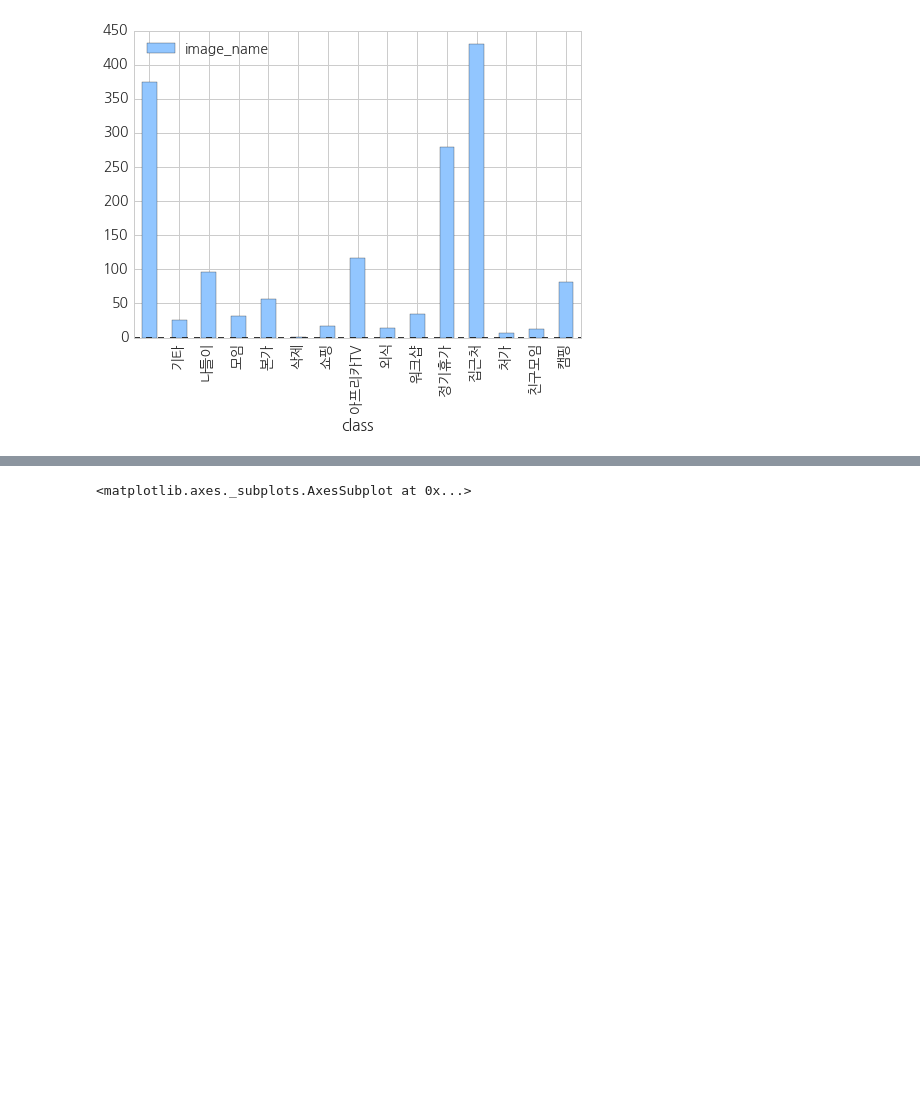
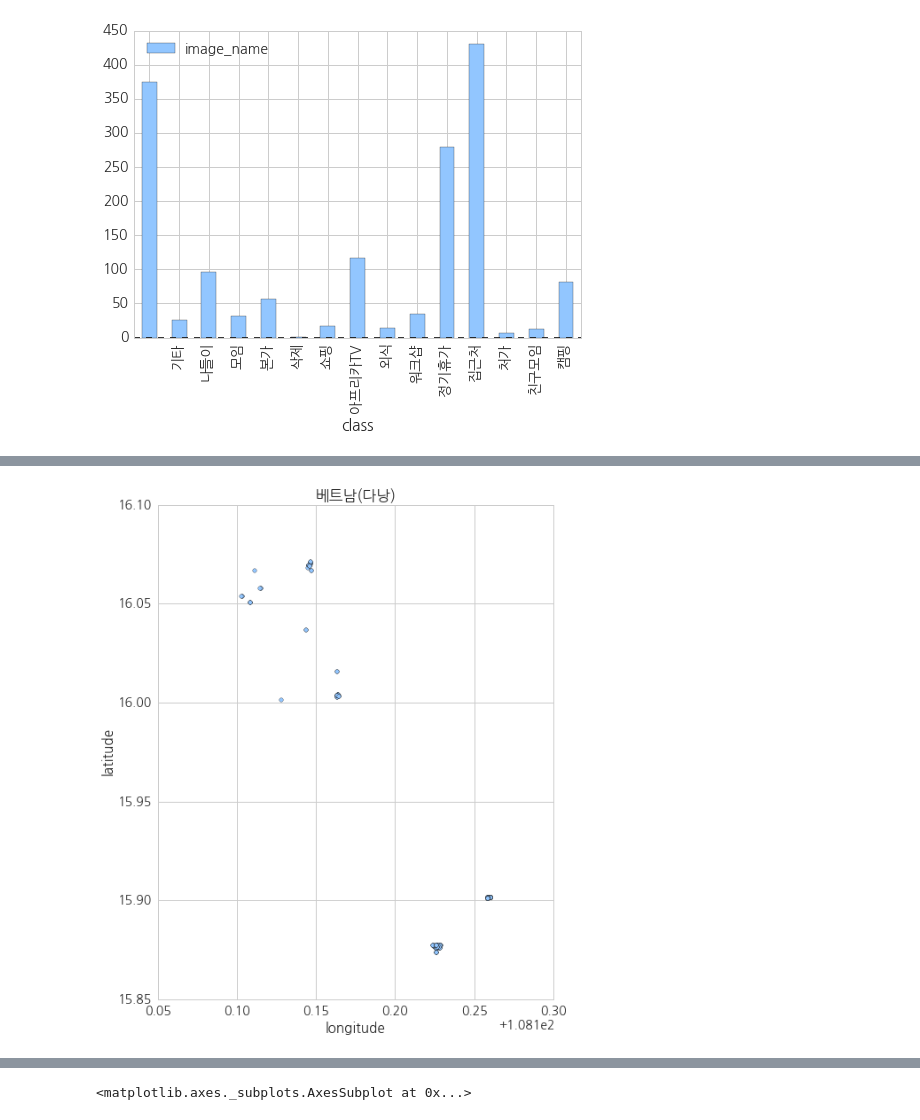
Before and after one commit to duke24k/photo-analysis, a Jupyter notebook: 01.data-wrangling.ipynb, the cells around one changed output, grey strips where cells are left out. Saved outputs shown, nothing was run; the diff lists cells and outputs as text; code cells hidden in the pictures; blank space fills up the shorter version.

```diff
--- a/01.data-wrangling.ipynb
+++ b/01.data-wrangling.ipynb
@@ -654,0 +858,5 @@ pic_ds.groupby('class').count()[['image_name']].plot(kind='bar')
+# %%
+ax = pic_ds[(pic_ds.latitude>0)&(pic_ds.latitude<20)]\
+    .plot(kind='scatter', y='latitude',x='longitude', figsize=(8,10), title=u'베트남(다낭)')
+# %% [output]
+[figure, added]
```
Also changed, not shown: parts of 51 cells of this notebook.
